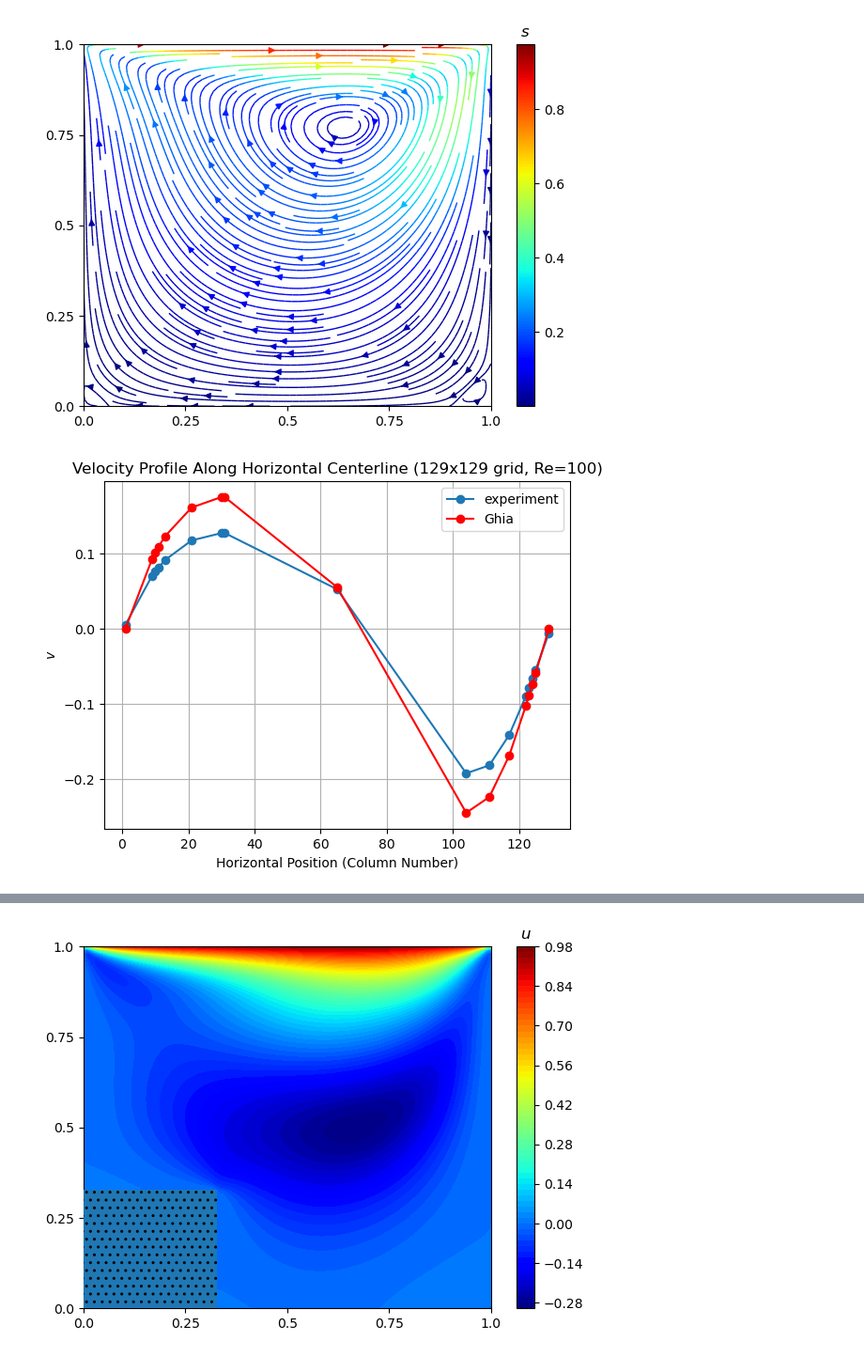
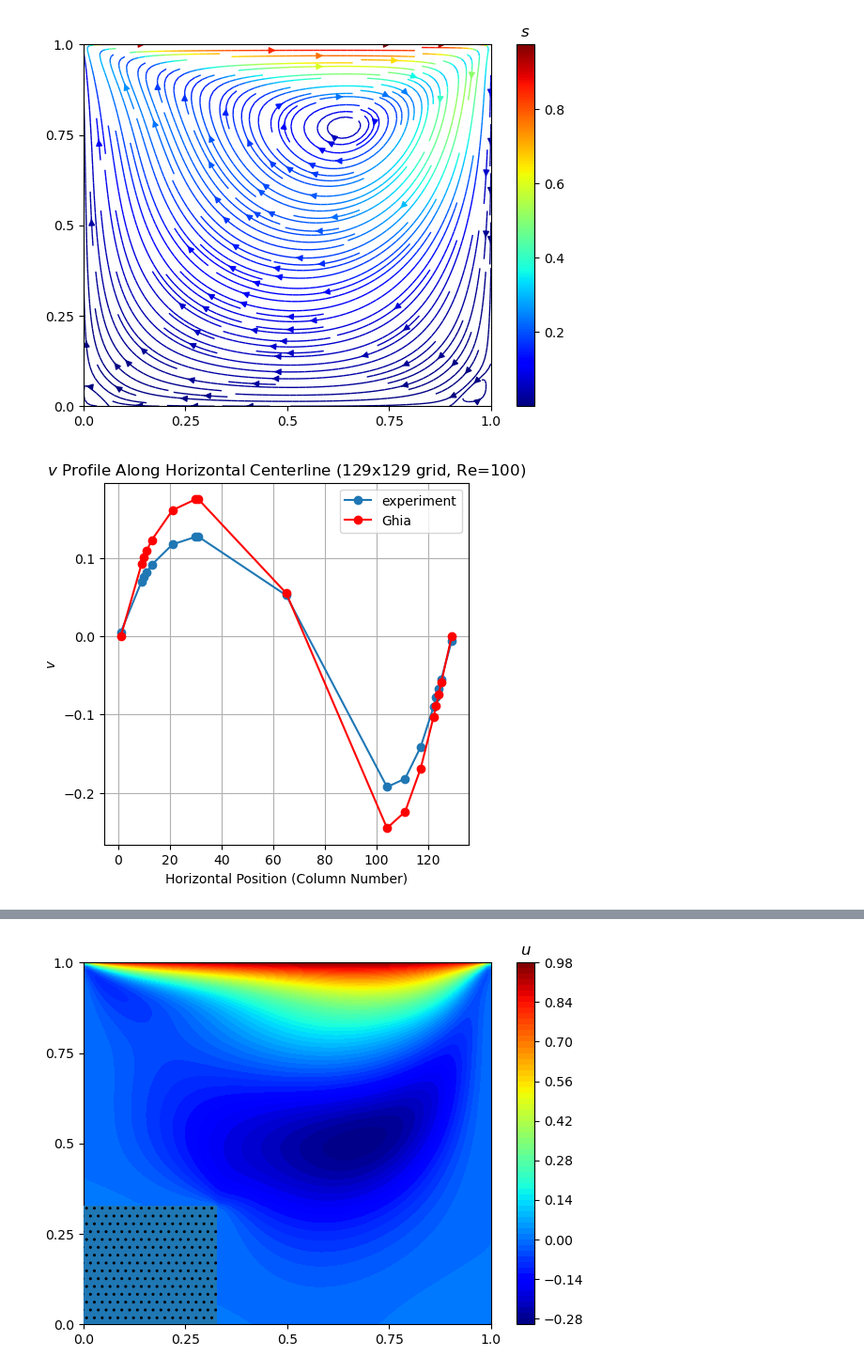
Before and after one commit to cl0udsw1tch/NavierStokesSolver, a Jupyter notebook: test.ipynb, the cells around one changed output, grey strips where cells are left out. Shown at 94% size. Saved outputs shown, nothing was run; the diff lists cells and outputs as text; code cells hidden in the pictures.

```diff
--- a/test.ipynb
+++ b/test.ipynb
@@ -1318,7 +1396,7 @@ n1 = NavierStokesSolver(
     Re=100,
     alpha_m=0.7,
     alpha_p=0.3,
-    scheme='central_difference',
+    scheme='hybrid',
     u_B = (0,0,1,0),
     v_B=(0,0,0,0),
     phi_B = (10, 100, 100, None))
@@ -1338,21 +1434,21 @@ n1.solve('m', threshold=1e-6)
 # %%
 center_row = len(n1.x['v']) // 2
 x = np.array([1,9,10,11,13,21,30,31,65,104,111,117,122,123,124,125,129])
 vref = np.array([0, 0.092, 0.101, 0.109, 0.123, 0.161, 0.175, 0.175, 0.055, -0.245, -0.224, -0.169, -0.103, -0.089, -0.074, -0.059, 0])
 velocity_profile = n1.x['v'][center_row, x]
 
-# Plot the velocity profile
+plt.figure(figsize=(5,5))
 plt.plot(x, velocity_profile, marker='o', label="experiment")
 plt.plot(x, vref, marker="o", color='r', label = "Ghia")
 
-plt.title("Velocity Profile Along Horizontal Centerline (129x129 grid, Re=100)")
+plt.title("$v$ Profile Along Horizontal Centerline (129x129 grid, Re=100)")
 plt.xlabel("Horizontal Position (Column Number)")
 plt.ylabel("$v$")
 plt.grid()
 plt.legend()
 plt.show()
 # %% [output]
-[figure, old version]
+[figure, new version]
 # %%
 rows = np.array([1,8,9,10,14,23,37,59,65,80,95,110,123,124,125,126,129])[::-1]
 uref = np.array([0, -0.037, -0.042, -0.048, -0.064, -0.102, -0.157, -0.211, -0.206, -0.136, 0.003, 0.232, 0.687, 0.737, 0.789, 0.841, 1])
```
Also changed, not shown: parts of 12 cells of this notebook, 10 other files.
